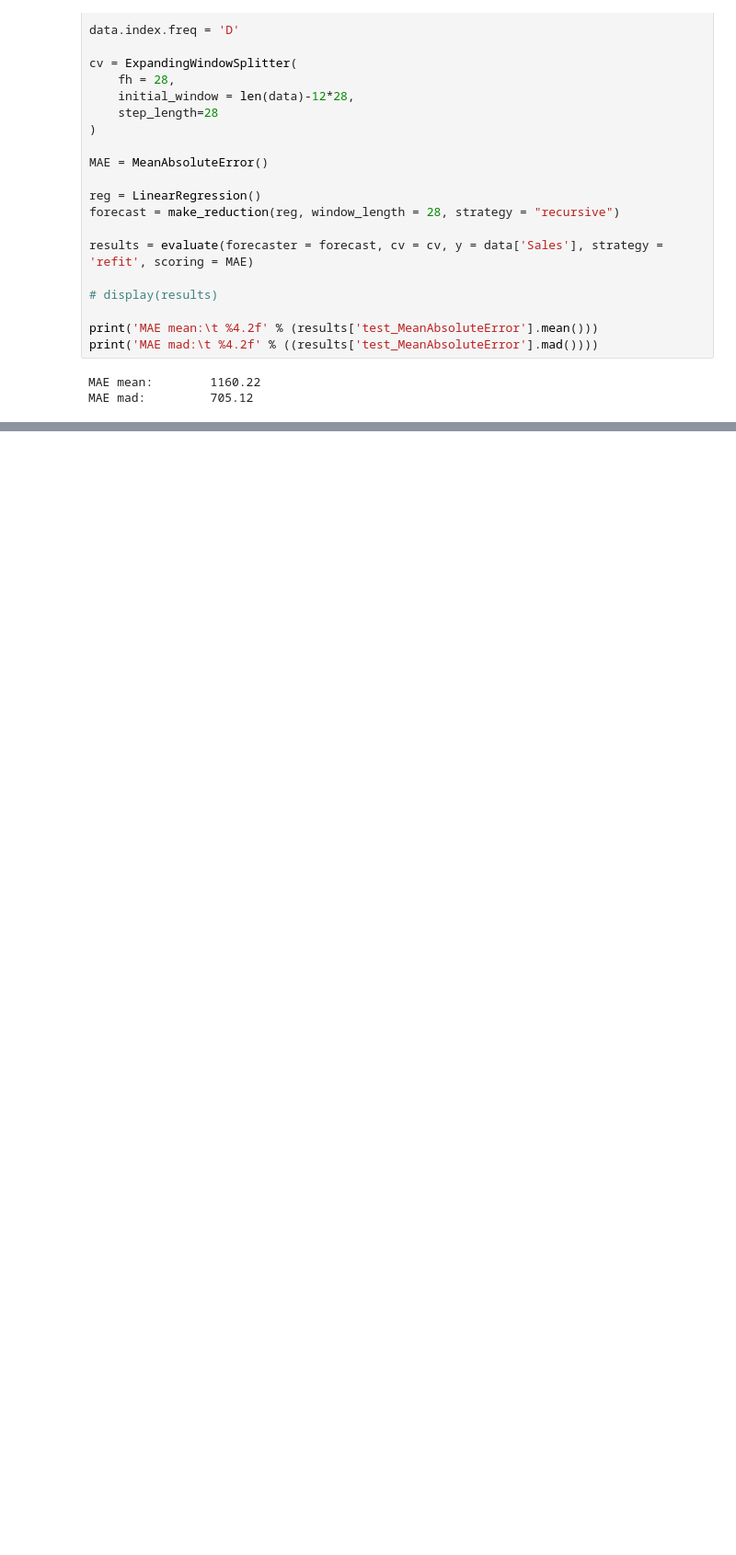
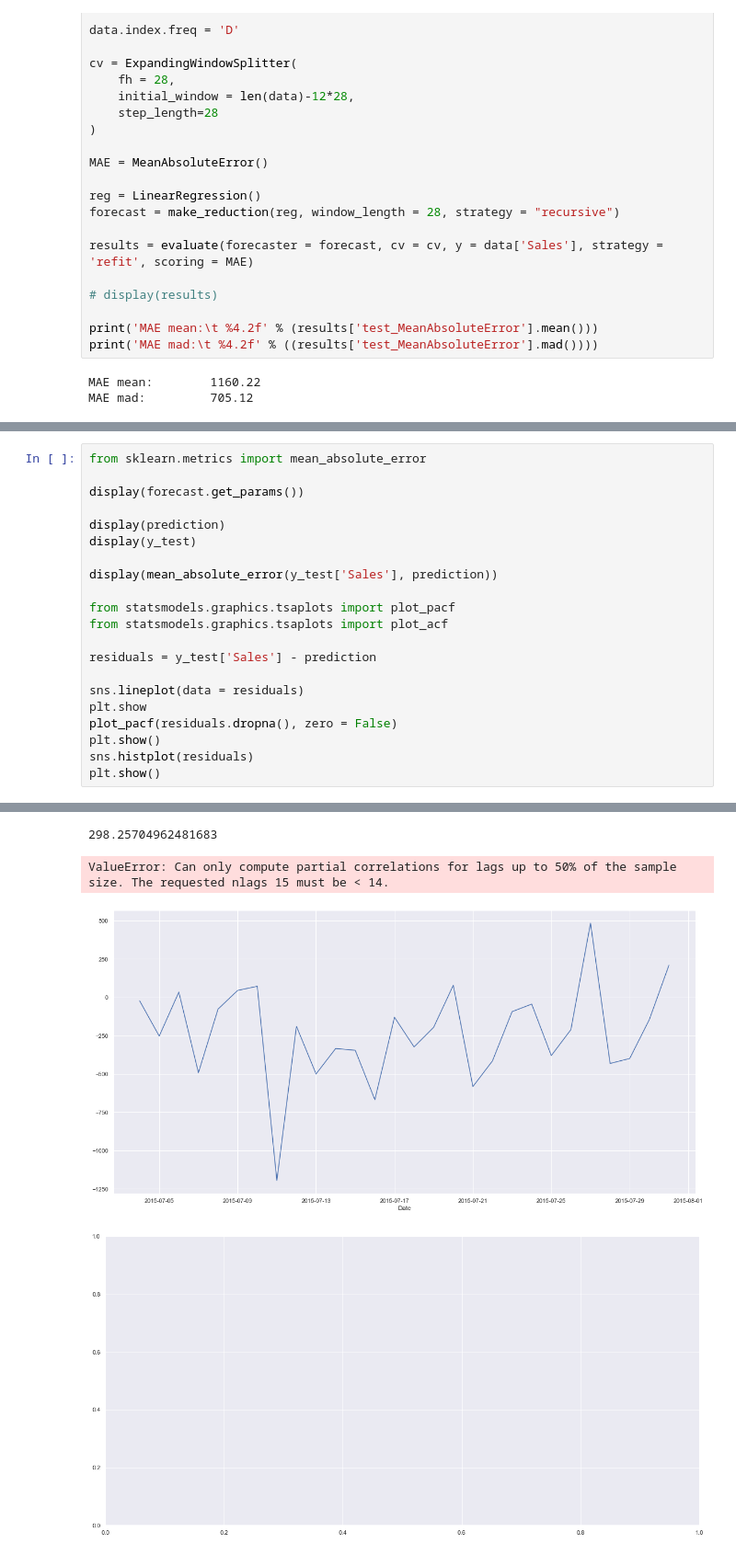
Before and after one commit to schemm/forecasting, a Jupyter notebook: RossmannStoreSales.ipynb, the cells around one changed output, grey strips where cells are left out. Shown at 92% size. Saved outputs shown, nothing was run; the diff lists cells and outputs as text; blank space fills up the shorter version.

```diff
--- a/RossmannStoreSales.ipynb
+++ b/RossmannStoreSales.ipynb
@@ -591,0 +665,22 @@ MAE mad:         705.12
+# %%
+from sklearn.metrics import mean_absolute_error
+
+display(forecast.get_params())
+
+display(prediction)
+display(y_test)
+
+display(mean_absolute_error(y_test['Sales'], prediction))
+
+from statsmodels.graphics.tsaplots import plot_pacf
+from statsmodels.graphics.tsaplots import plot_acf
+
+residuals = y_test['Sales'] - prediction
+
+sns.lineplot(data = residuals)
+plt.show
+plot_pacf(residuals.dropna(), zero = False)
+plt.show()
+sns.histplot(residuals)
+plt.show()
+# %% [output]
@@ -591,0 +739,4 @@ MAE mad:         705.12
+298.25704962481683
+ValueError: Can only compute partial correlations for lags up to 50% of the sample size. The requested nlags 15 must be < 14.
+[figure, added]
+[figure, added]
```
Also changed, not shown: parts of 7 cells of this notebook.
